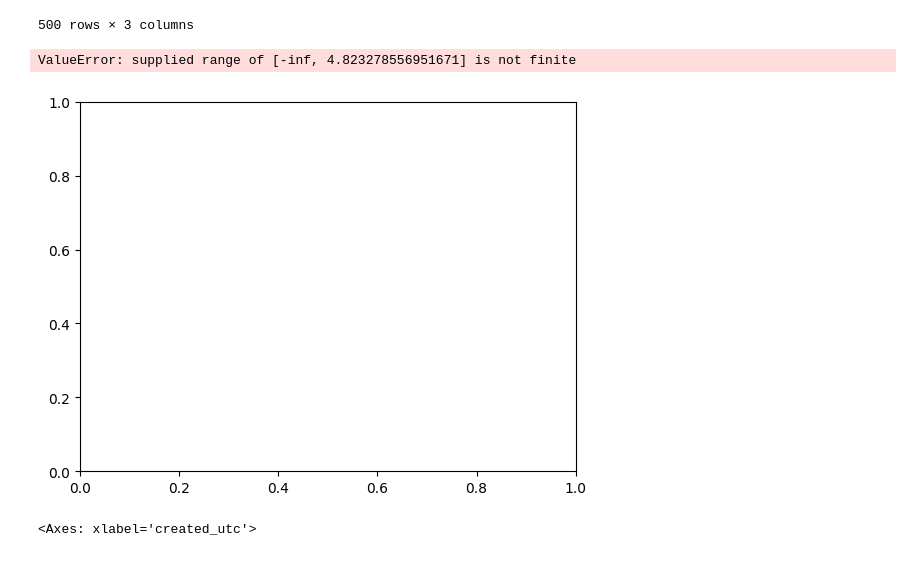
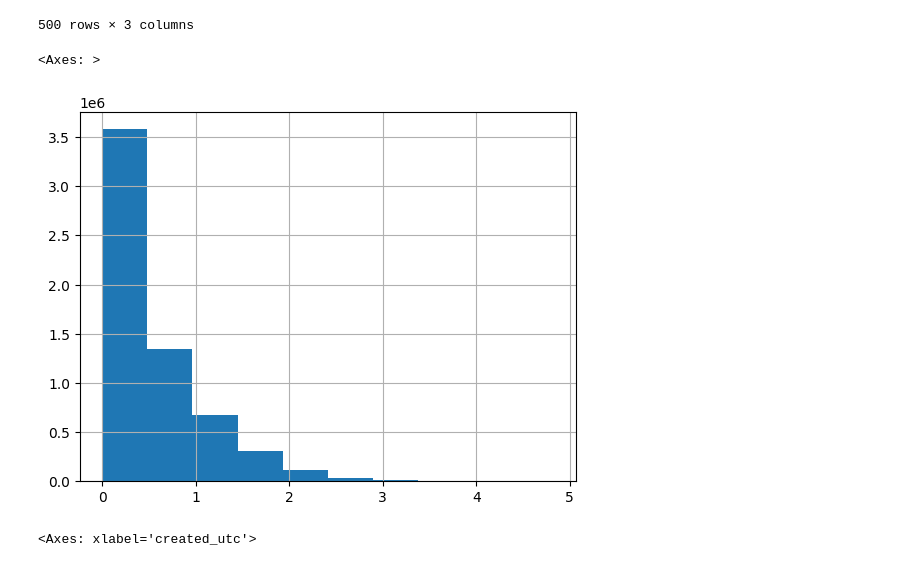
Before and after one commit to corbt/hn-stories-analysis, a Jupyter notebook: explore.ipynb, the cells around one changed output. Saved outputs shown, nothing was run; the diff lists cells and outputs as text; code cells hidden in the pictures.

```diff
--- a/explore.ipynb
+++ b/explore.ipynb
@@ -336,13 +336,13 @@ removed
 # %%
 # Get the log_10 of the score
 import numpy as np
 
-df['log_score'] = np.log10(df['score']).fillna(0)
+df['log_score'] = np.log10(df['score'] + 1)
 
 df.log_score.hist()
 # %% [output]
-ValueError: supplied range of [-inf, 4.823278556951671] is not finite
+<Axes: >
-[figure, old version]
+[figure, new version]
 # %%
 # Looks like we've got some artifacts in the data, maybe didn't scrape for the first few days?
 df.groupby(df.created_utc.dt.day).score.mean().plot()
```
Also changed, not shown: parts of 3 cells of this notebook, 7 other files.
